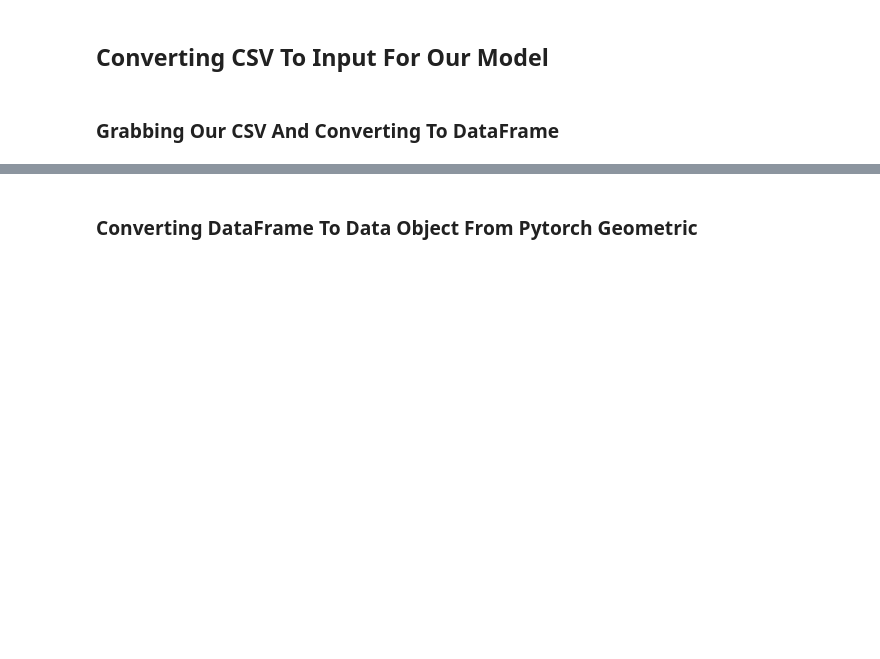
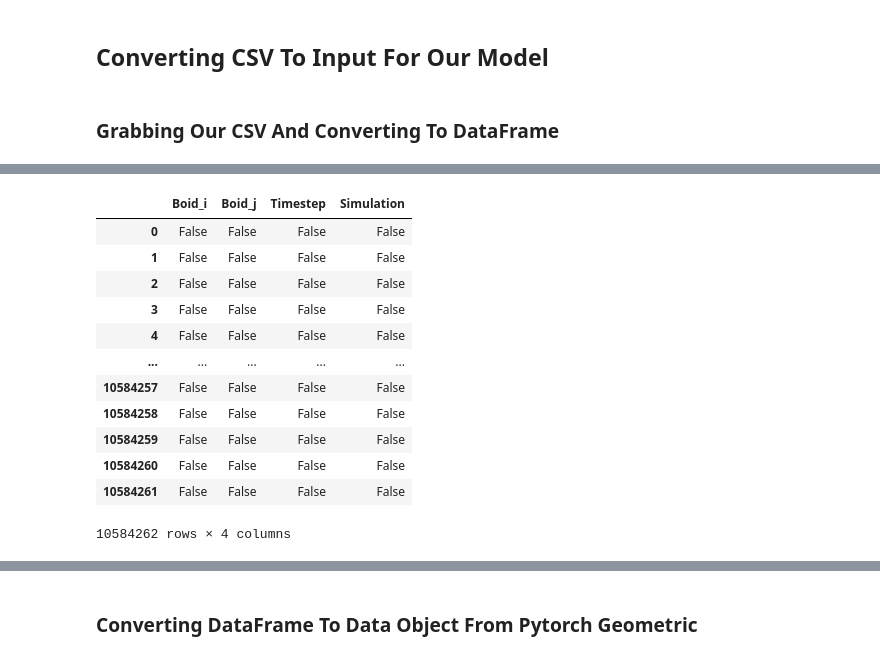
Before and after one commit to NACME-AIML-2024/final-project-los-pajaros, a Jupyter notebook: boids/model.ipynb, the cells around one changed output, grey strips where cells are left out. Drawn from its saved outputs; the diff is of its cells as text; code cells hidden in the pictures; blank space fills up the shorter version.

```diff
--- a/boids/model.ipynb
+++ b/boids/model.ipynb
@@ -48,0 +140,16 @@ sim_edges_df.head(5)
+# %%
+sim_edges_df.isna()
+# %% [output]
+|  | Boid_i | Boid_j | Timestep | Simulation |
+| 0 | False | False | False | False |
+| 1 | False | False | False | False |
+| 2 | False | False | False | False |
+| 3 | False | False | False | False |
+| 4 | False | False | False | False |
+| ... | ... | ... | ... | ... |
+| 10584257 | False | False | False | False |
+| 10584258 | False | False | False | False |
+| 10584259 | False | False | False | False |
+| 10584260 | False | False | False | False |
+| 10584261 | False | False | False | False |
+10584262 rows × 4 columns
```
Also changed, not shown: parts of 20 cells of this notebook, 11 other files.
